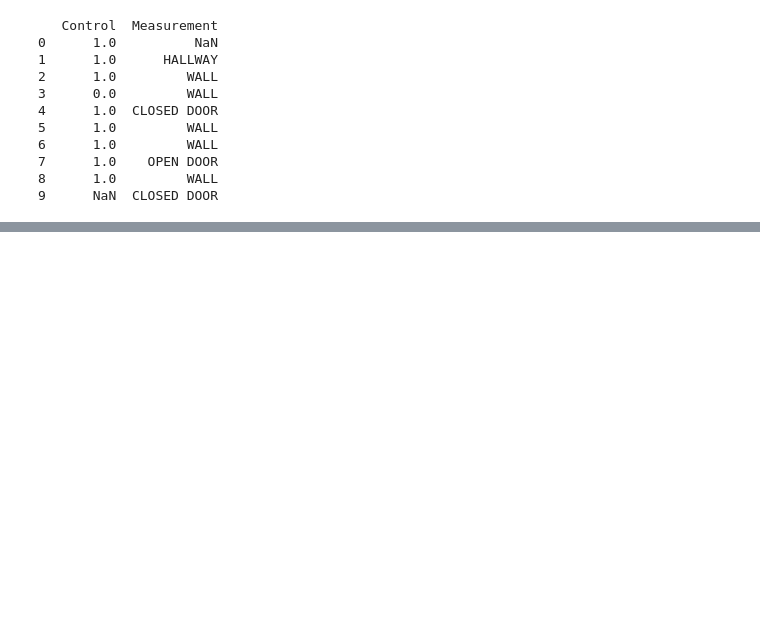
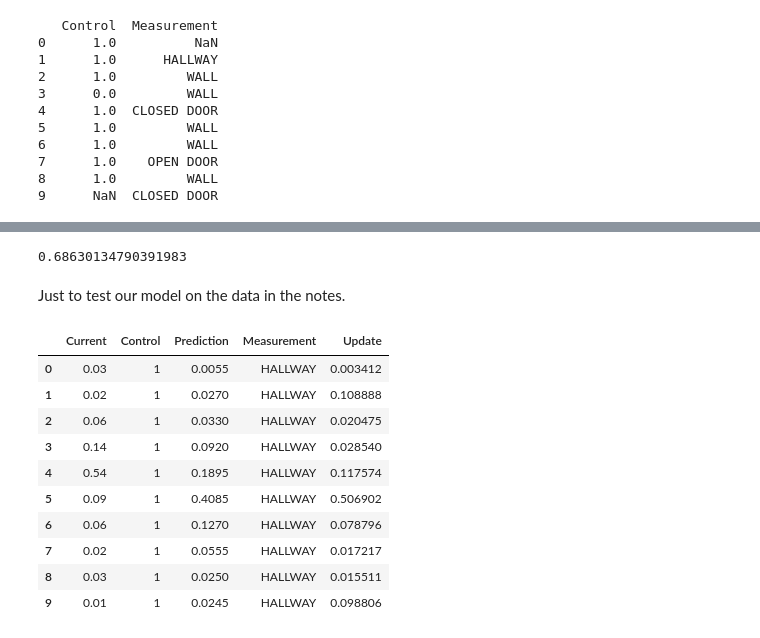
Before and after one commit to loganrooks/bayesian-localization, a Jupyter notebook: bayesian-localization.ipynb, the cells around one changed output, grey strips where cells are left out. Saved outputs shown, nothing was run; the diff lists cells and outputs as text; code cells hidden in the pictures; blank space fills up the shorter version.

```diff
--- a/bayesian-localization.ipynb
+++ b/bayesian-localization.ipynb
@@ -182,0 +174,24 @@ for step, stateSummary in enumerate(stateEvolution):
+# %%
+stateEvolution[8]["Update"]["H"]
+# %% [output]
+0.68630134790391983
+# %% [markdown]
+Just to test our model on the data in the notes.
+# %%
+testBelief = pd.Series([0.030, 0.020, 0.060, 0.140, 0.540, 0.090, 0.060, 0.020, 0.030, 0.010])
+# %%
+stepForward(stateMap, testBelief, stateModel, \
+                1, "HALLWAY", measurementModel, \
+                "WALL", padding=True)
+# %% [output]
+|  | Current | Control | Prediction | Measurement | Update |
+| 0 | 0.03 | 1 | 0.0055 | HALLWAY | 0.003412 |
+| 1 | 0.02 | 1 | 0.0270 | HALLWAY | 0.108888 |
+| 2 | 0.06 | 1 | 0.0330 | HALLWAY | 0.020475 |
+| 3 | 0.14 | 1 | 0.0920 | HALLWAY | 0.028540 |
+| 4 | 0.54 | 1 | 0.1895 | HALLWAY | 0.117574 |
+| 5 | 0.09 | 1 | 0.4085 | HALLWAY | 0.506902 |
+| 6 | 0.06 | 1 | 0.1270 | HALLWAY | 0.078796 |
+| 7 | 0.02 | 1 | 0.0555 | HALLWAY | 0.017217 |
+| 8 | 0.03 | 1 | 0.0250 | HALLWAY | 0.015511 |
+| 9 | 0.01 | 1 | 0.0245 | HALLWAY | 0.098806 |
```
Also changed, not shown: parts of 9 cells of this notebook.
